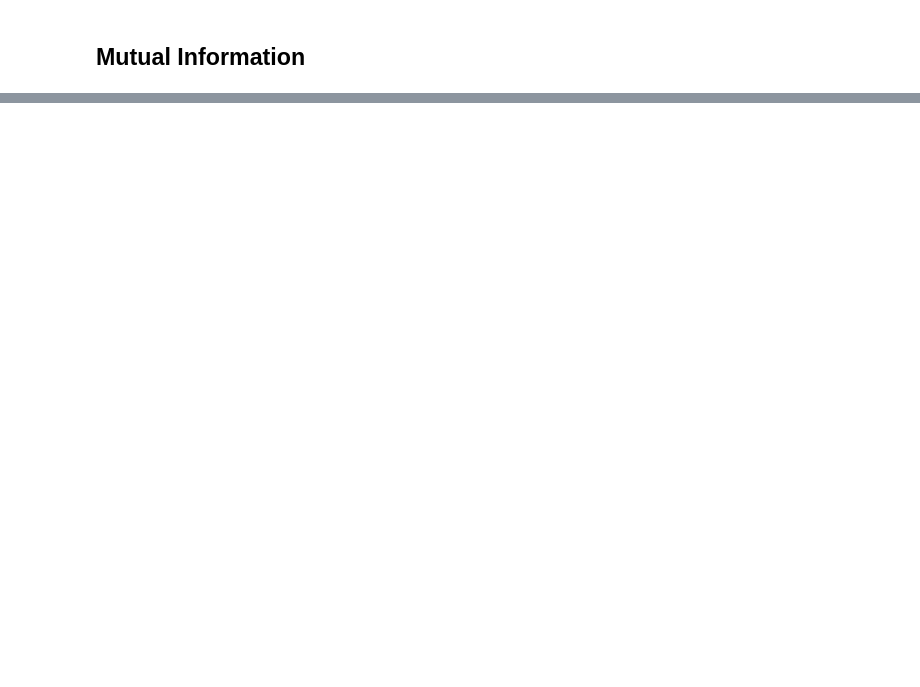
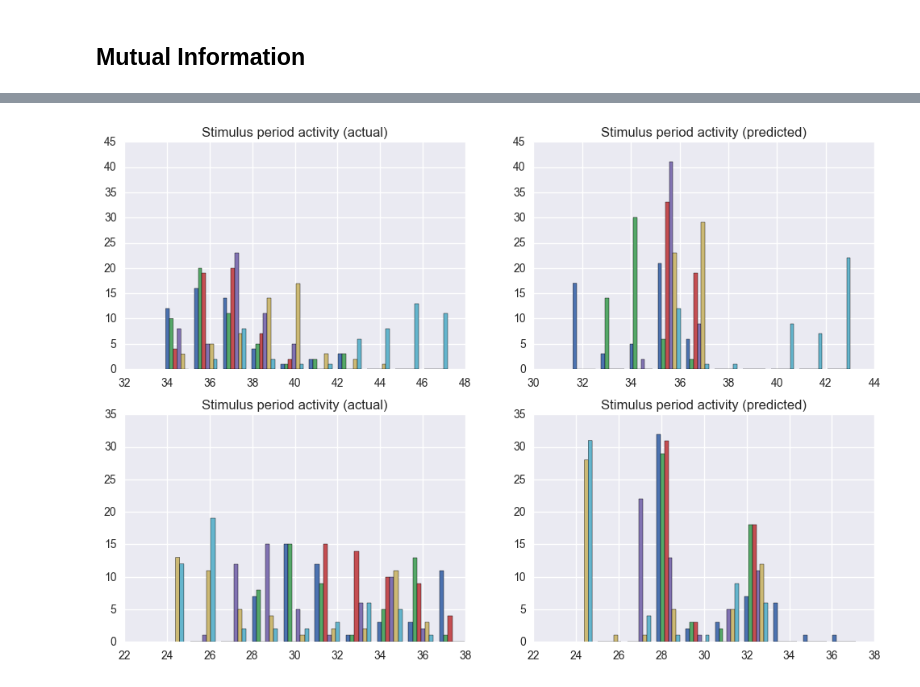
Before and after one commit to pearsonlab/spiketopics, a Jupyter notebook: experiments/roitman/explore_inferred_states.ipynb, the cells around one changed output, grey strips where cells are left out. Saved outputs shown, nothing was run; the diff lists cells and outputs as text; code cells hidden in the pictures; blank space fills up the shorter version.

```diff
--- a/experiments/roitman/explore_inferred_states.ipynb
+++ b/experiments/roitman/explore_inferred_states.ipynb
@@ -348,0 +405,22 @@ pd.DataFrame(mi_mat.T, columns=row_labels)
+# %%
+plt.figure(figsize=(12, 8))
+plt.subplot(2, 2, 1)
+plt.hist(fr.iloc[:, :midpt].values)
+plt.ylim([0, 45])
+plt.title('Stimulus period activity (actual)')
+plt.subplot(2, 2, 3)
+plt.hist(fr.iloc[:, midpt:].values)
+plt.ylim([0, 35])
+plt.title('Stimulus period activity (actual)')
+
+plt.subplot(2, 2, 2)
+plt.hist(pred_df.iloc[:, :midpt].values)
+plt.title('Stimulus period activity (predicted)')
+plt.subplot(2, 2, 4)
+plt.hist(pred_df.iloc[:, midpt:].values)
+plt.title('Stimulus period activity (predicted)')
+
+
+plt.show()
+# %% [output]
+[figure, added]
```
Also changed, not shown: parts of 22 cells of this notebook.
